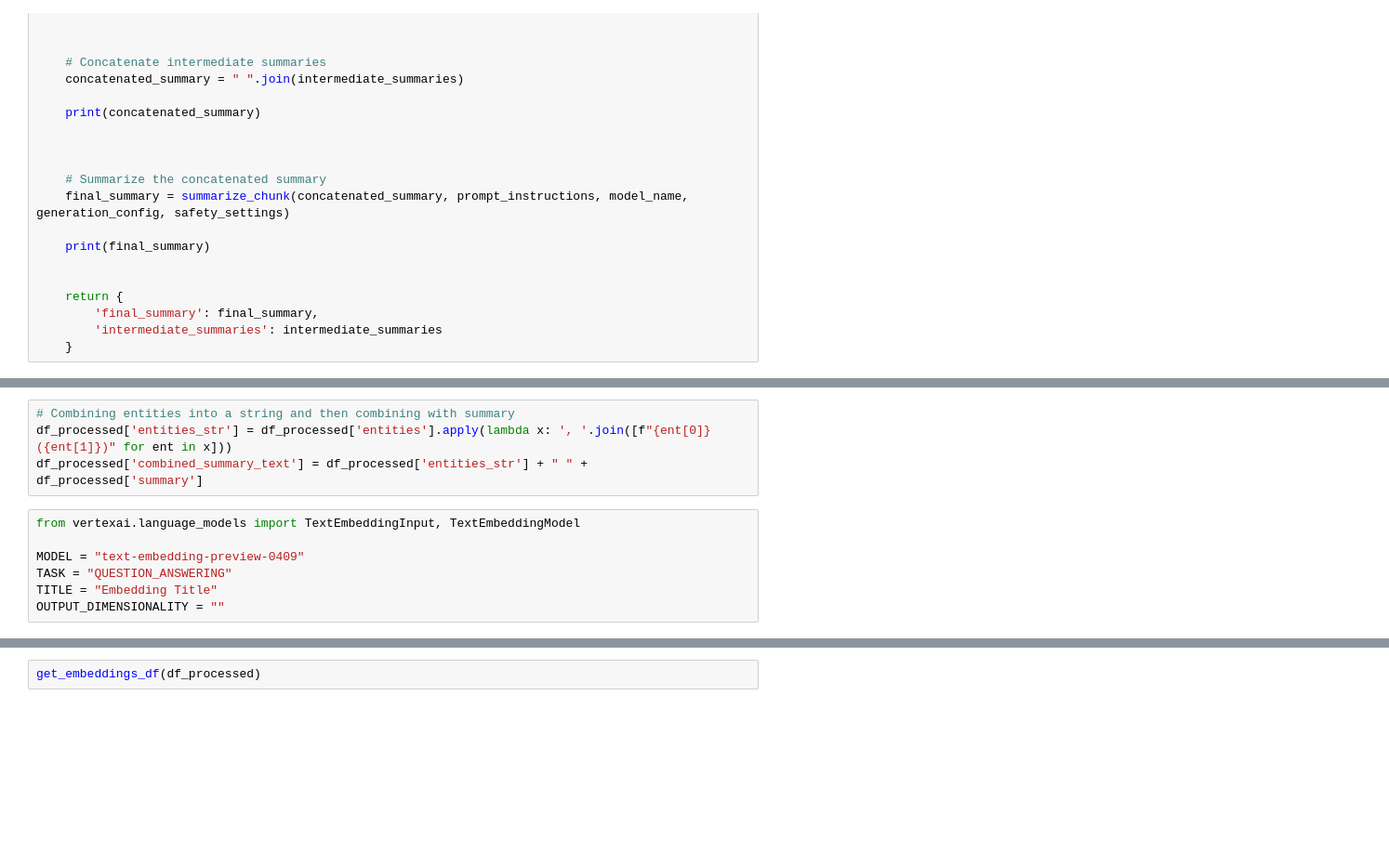
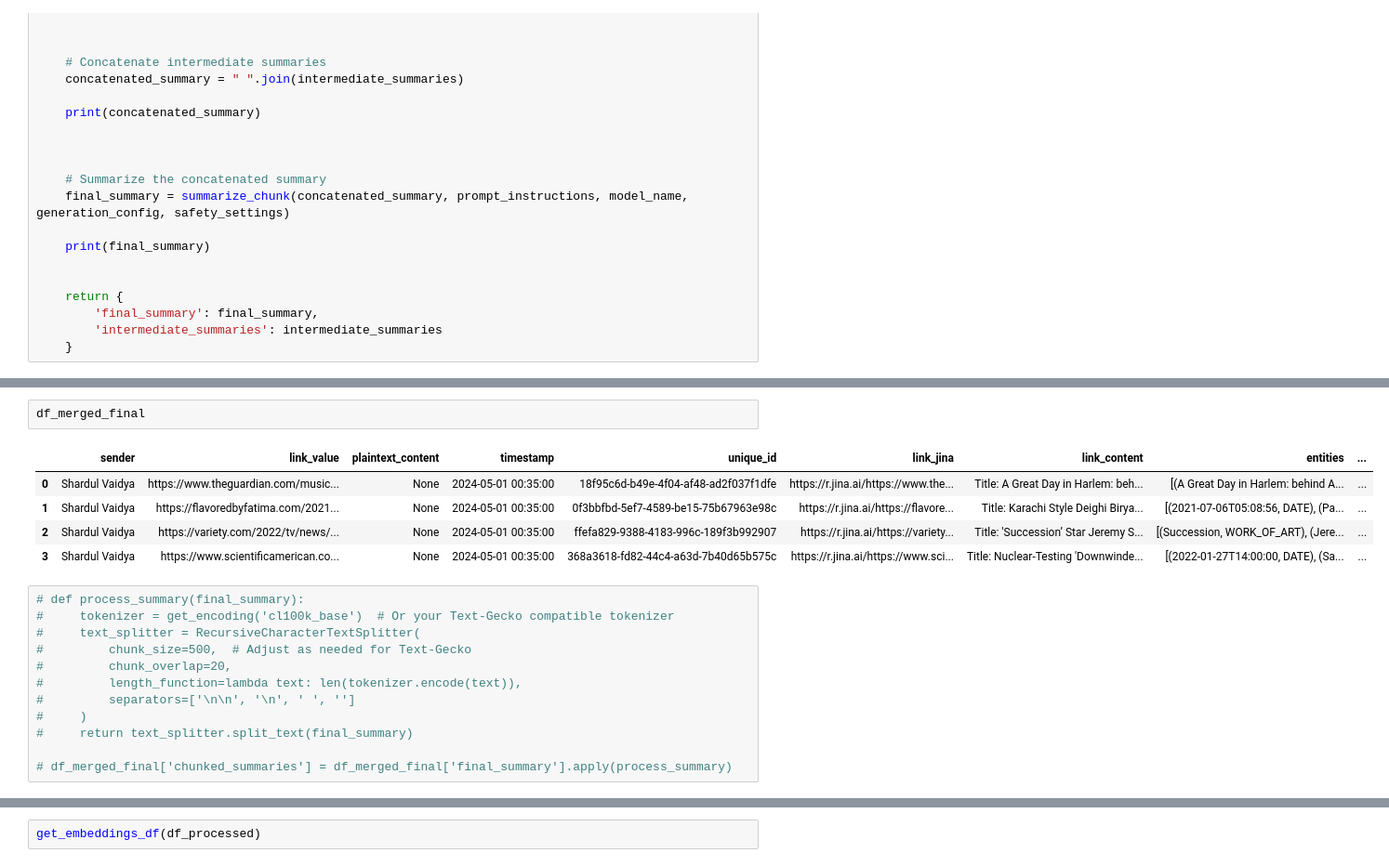
Before and after one commit to trolleyistheproblem2/archived---bonoAI, a Jupyter notebook: script/backend-demo.ipynb, the cells around one changed output, grey strips where cells are left out. Shown at 93% size. Saved outputs shown, nothing was run; the diff lists cells and outputs as text; blank space fills up the shorter version.

```diff
--- a/script/backend-demo.ipynb
+++ b/script/backend-demo.ipynb
@@ -494,11 +664,20 @@ df_processed.head()
-# %%
-# Combining entities into a string and then combining with summary
-df_processed['entities_str'] = df_processed['entities'].apply(lambda x: ', '.join([f"{ent[0]} ({ent[1]})" for ent in x]))
-df_processed['combined_summary_text'] = df_processed['entities_str'] + " " + df_processed['summary']
-# %%
-from vertexai.language_models import TextEmbeddingInput, TextEmbeddingModel
-
-MODEL = "text-embedding-preview-0409"
-TASK = "QUESTION_ANSWERING"
-TITLE = "Embedding Title"
-OUTPUT_DIMENSIONALITY = ""
+# %%
+df_merged_final
+# %% [output]
+|  | sender | link_value | plaintext_content | timestamp | unique_id | link_jina | link_content | entities | ... |
+| 0 | Shardul Vaidya | https://www.theguardian.com/music... | None | 2024-05-01 00:35:00 | 18f95c6d-b49e-4f04-af48-ad2f037f1dfe | https://r.jina.ai/https://www.the... | Title: A Great Day in Harlem: beh... | [(A Great Day in Harlem: behind A... | ... |
+| 1 | Shardul Vaidya | https://flavoredbyfatima.com/2021... | None | 2024-05-01 00:35:00 | 0f3bbfbd-5ef7-4589-be15-75b67963e98c | https://r.jina.ai/https://flavore... | Title: Karachi Style Deighi Birya... | [(2021-07-06T05:08:56, DATE), (Pa... | ... |
+| 2 | Shardul Vaidya | https://variety.com/2022/tv/news/... | None | 2024-05-01 00:35:00 | ffefa829-9388-4183-996c-189f3b992907 | https://r.jina.ai/https://variety... | Title: 'Succession’ Star Jeremy S... | [(Succession, WORK_OF_ART), (Jere... | ... |
+| 3 | Shardul Vaidya | https://www.scientificamerican.co... | None | 2024-05-01 00:35:00 | 368a3618-fd82-44c4-a63d-7b40d65b575c | https://r.jina.ai/https://www.sci... | Title: Nuclear-Testing 'Downwinde... | [(2022-01-27T14:00:00, DATE), (Sa... | ... |
+# %%
+# def process_summary(final_summary):
+#     tokenizer = get_encoding('cl100k_base')  # Or your Text-Gecko compatible tokenizer
+#     text_splitter = RecursiveCharacterTextSplitter(
+#         chunk_size=500,  # Adjust as needed for Text-Gecko
+#         chunk_overlap=20,
+#         length_function=lambda text: len(tokenizer.encode(text)),
+#         separators=['\n\n', '\n', ' ', '']
+#     )
+#     return text_splitter.split_text(final_summary)
+
+# df_merged_final['chunked_summaries'] = df_merged_final['final_summary'].apply(process_summary)
```
Also changed, not shown: parts of 32 cells of this notebook, 2 other files.
